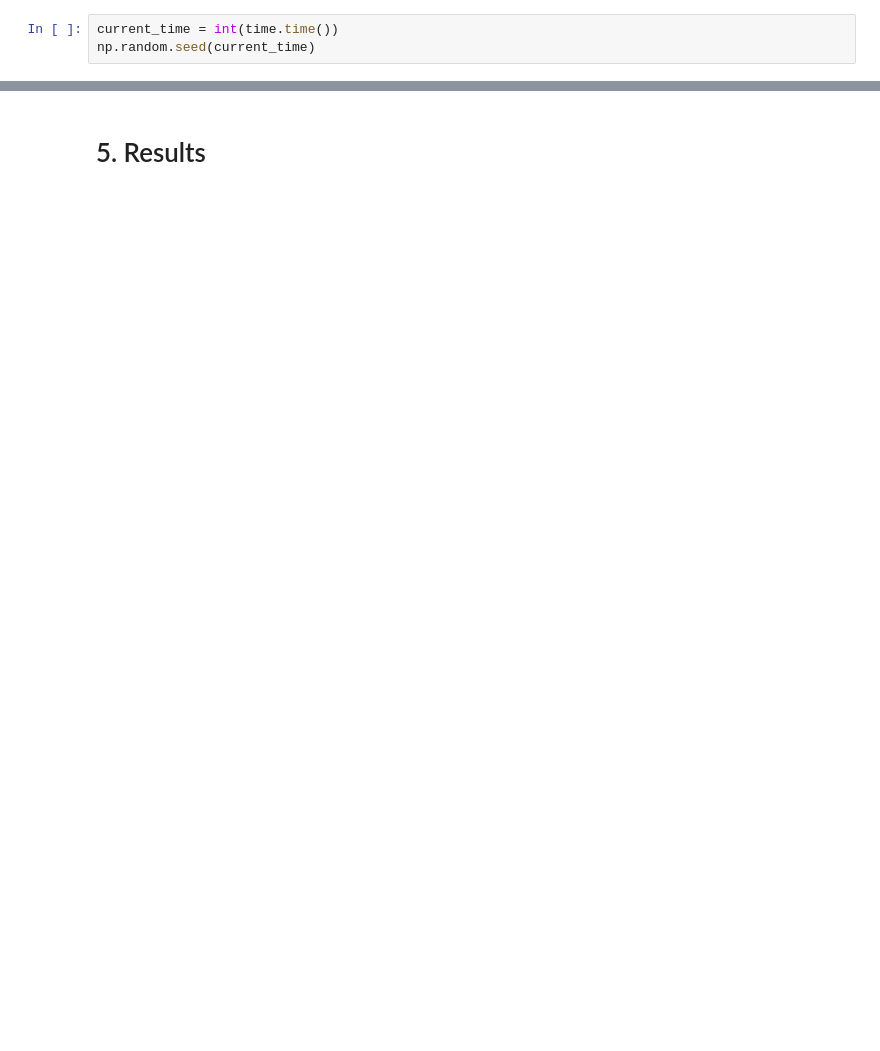
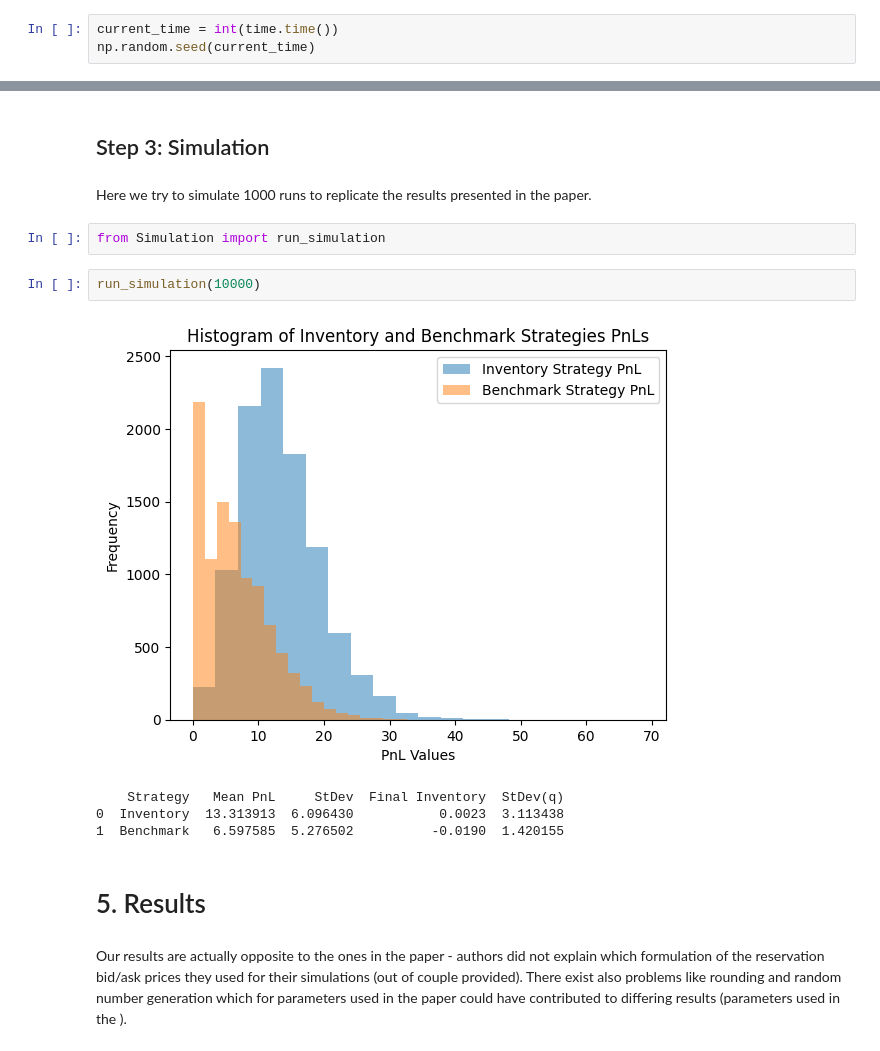
Before and after one commit to kubawn/RRProject, a Jupyter notebook: Presentation.ipynb, the cells around one changed output, grey strips where cells are left out. Cells and saved outputs as stored; diff of their text form; blank space fills up the shorter version.

```diff
--- a/Presentation.ipynb
+++ b/Presentation.ipynb
@@ -237,2 +154,17 @@ print(sum(res_inv)/len(res_inv))
+# %% [markdown]
+## Step 3: Simulation
+# %% [markdown]
+Here we try to simulate 1000 runs to replicate the results presented in the paper.
+# %%
+from Simulation import run_simulation
+# %%
+run_simulation(10000)
+# %% [output]
+[figure, added]
+    Strategy   Mean PnL     StDev  Final Inventory  StDev(q)
+0  Inventory  13.313913  6.096430           0.0023  3.113438
+1  Benchmark   6.597585  5.276502          -0.0190  1.420155
 # %% [markdown]
 # 5. Results
+# %% [markdown]
+Our results are actually opposite to the ones in the paper - authors did not explain which formulation of the reservation bid/ask prices they used for their simulations (out of couple provided). There exist also problems like rounding and random number generation which for parameters used in the paper could have contributed to differing results (parameters used in the ).
```
Also changed, not shown: parts of 32 cells of this notebook.
